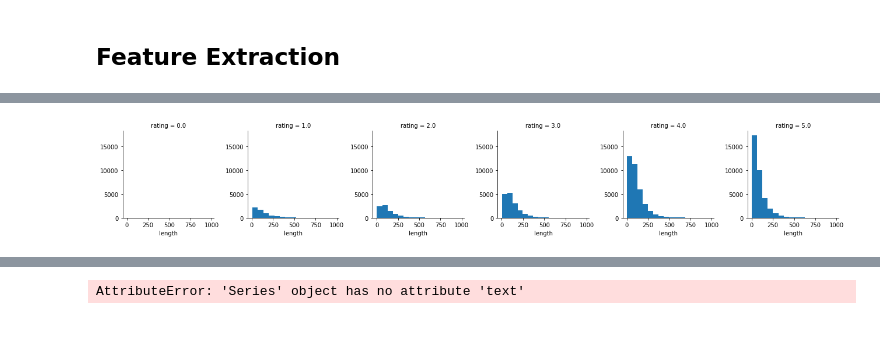
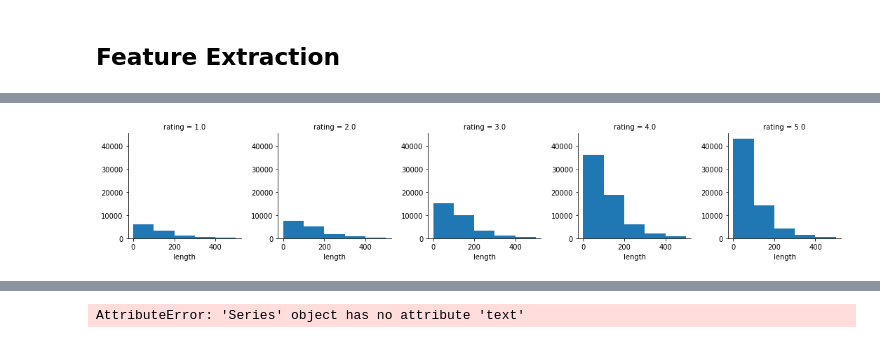
Before and after one commit to lulu2184/yelp-reviews-rating-prediction, a Jupyter notebook: counter_vector_test.ipynb, the cells around one changed output, grey strips where cells are left out. Drawn from its saved outputs; the diff is of its cells as text; code cells hidden in the pictures.

```diff
--- a/counter_vector_test.ipynb
+++ b/counter_vector_test.ipynb
@@ -176,6 +118,9 @@ def word_count(str):
     return len(str.split())
 
 df = pre_process(df)
-print(df)
+print(len(df))
+
+df = df[df.rating >= 1.0]
+print(len(df))
 # %% [output]
 133
@@ -198,11 +129,12 @@ print(df)
 # %%
 import seaborn as sns
 import nltk
 from nltk.corpus import stopwords
 import matplotlib.pyplot as plt
+import numpy as np
 
 g = sns.FacetGrid(data=df, col='rating')
-g.map(plt.hist, 'length', bins=15)
+g.map(plt.hist, 'length', bins=5, range = (0,500))
 plt.show()
 # %% [output]
-[figure, old version]
+[figure, new version]
```
Also changed, not shown: parts of 16 cells of this notebook, 14 other files.
